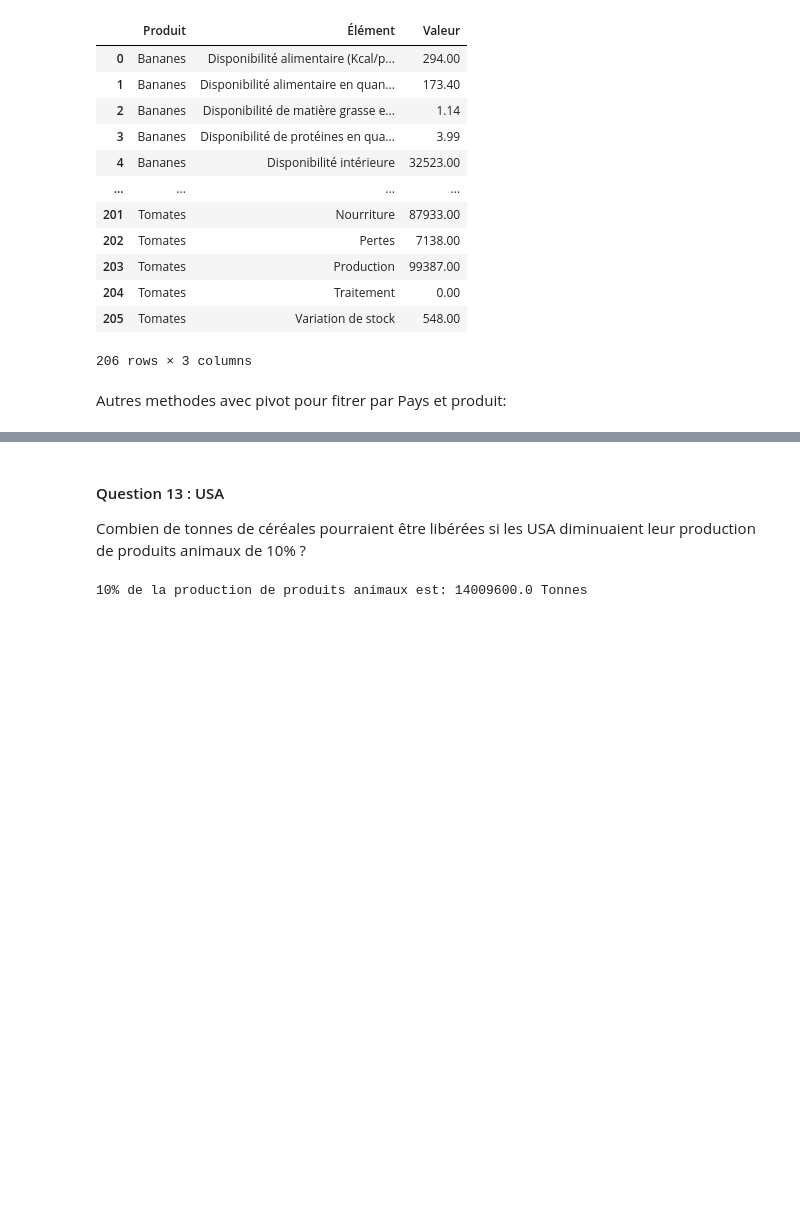
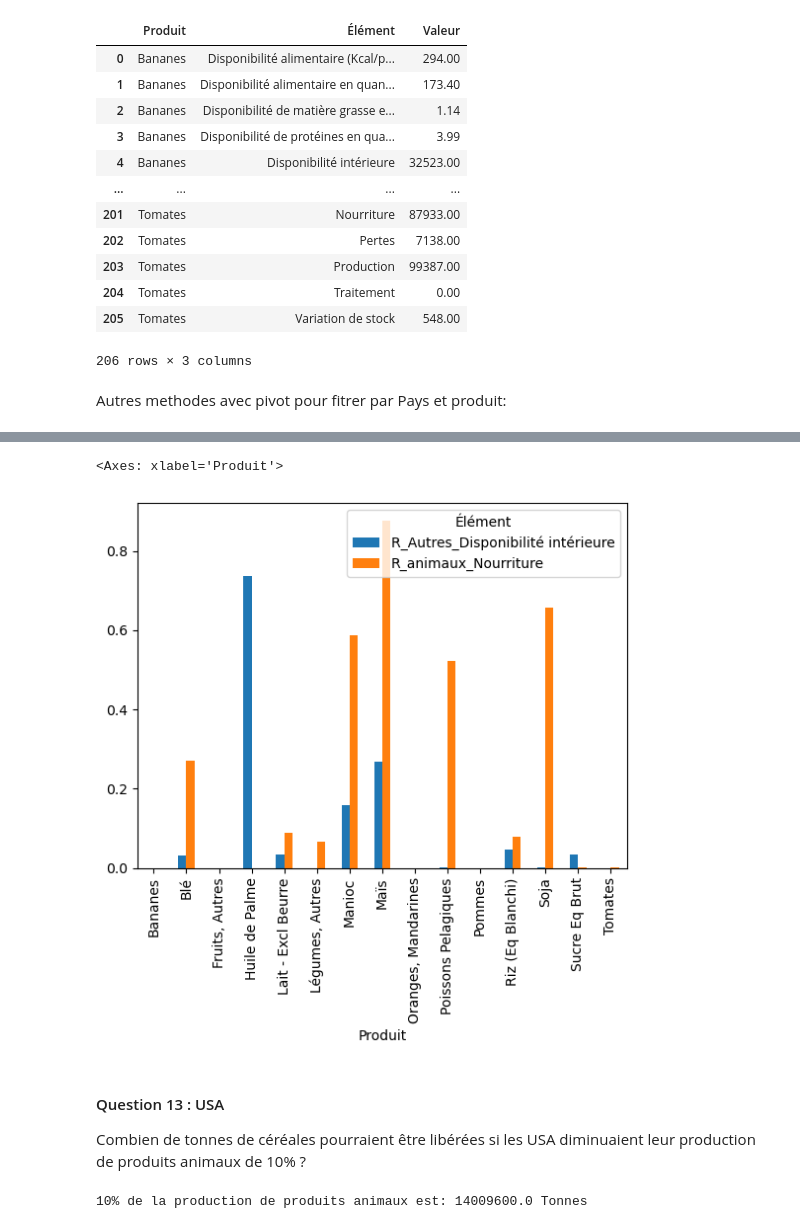
Before and after one commit to data-IA-2023/Groupe-3, a Jupyter notebook: briefs_final.ipynb, the cells around one changed output, grey strips where cells are left out. Cells and saved outputs as stored; diff of their text form; code cells hidden in the pictures; blank space fills up the shorter version.

```diff
--- a/briefs_final.ipynb
+++ b/briefs_final.ipynb
@@ -1545,3 +1546,8 @@ df_R+df_R.fillna(0)
+# %%
+df_R.plot.bar()
+# %% [output]
+<Axes: xlabel='Produit'>
+[figure, added]
 # %%
 # m=m[(m.index.get_level_values('Pays')=='Algérie') & (m.index.get_level_values('Produit')=='Blé')] # le filtre
 # %% [markdown]
```
Also changed, not shown: parts of 1 cell of this notebook.
